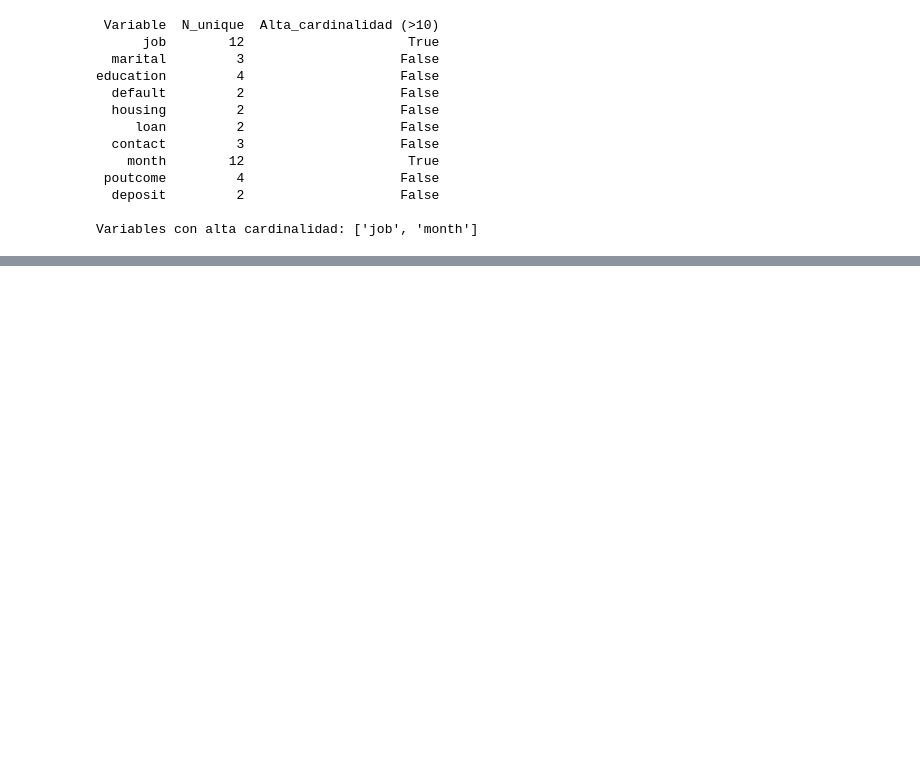
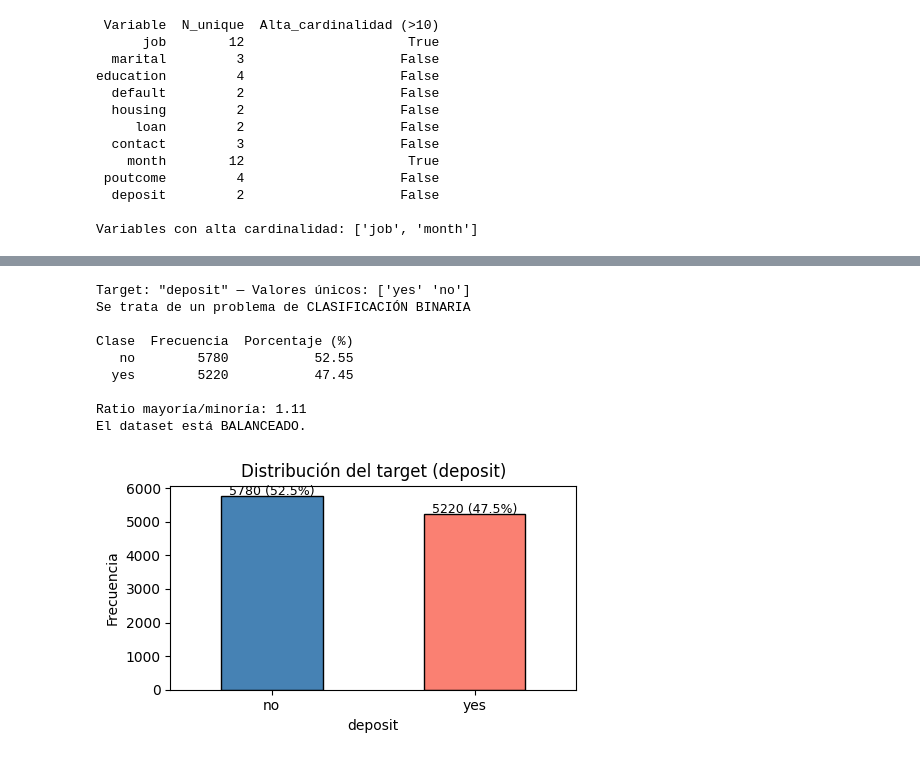
Before and after one commit to 100522320/g81_P1_03_Aprendizaje_Automatico, a Jupyter notebook: notebook_pruebas.ipynb, the cells around one changed output, grey strips where cells are left out. Cells and saved outputs as stored; diff of their text form; code cells hidden in the pictures; blank space fills up the shorter version.

```diff
--- a/notebook_pruebas.ipynb
+++ b/notebook_pruebas.ipynb
@@ -174,0 +263,43 @@ Variables con alta cardinalidad: ['job', 'month']
+# %%
+print(f'Target: "{target}" — Valores únicos: {df_datos[target].unique()}')
+print('Se trata de un problema de CLASIFICACIÓN BINARIA\n')
+
+target_frecuencia = df_datos[target].value_counts()
+target_porcentaje = df_datos[target].value_counts(normalize=True) * 100
+
+balance_df = pd.DataFrame({
+    'Clase': target_frecuencia.index,
+    'Frecuencia': target_frecuencia.values,
+    'Porcentaje (%)': target_porcentaje.values.round(2)
+})
+print(balance_df.to_string(index=False))
+
+ratio = target_frecuencia.max() / target_frecuencia.min()
+print(f'\nRatio mayoría/minoría: {ratio:.2f}')
+if ratio > 1.5:
+    print('El dataset está DESBALANCEADO.')
+else:
+    print('El dataset está BALANCEADO.')
+
+# Plot
+fig, ax = plt.subplots(figsize=(5, 3))
+target_frecuencia.plot(kind='bar', ax=ax, color=['steelblue', 'salmon'], edgecolor='black')
+ax.set_title('Distribución del target (deposit)')
+ax.set_xlabel('deposit')
+ax.set_ylabel('Frecuencia')
+ax.set_xticklabels(target_frecuencia.index, rotation=0)
+for i, v in enumerate(target_frecuencia.values):
+    ax.text(i, v + 30, f'{v} ({target_porcentaje.values[i]:.1f}%)', ha='center', fontsize=9)
+plt.tight_layout()
+plt.show()
+# %% [output]
+Target: "deposit" — Valores únicos: ['yes' 'no']
+Se trata de un problema de CLASIFICACIÓN BINARIA
+
+Clase  Frecuencia  Porcentaje (%)
+   no        5780           52.55
+  yes        5220           47.45
+
+Ratio mayoría/minoría: 1.11
+El dataset está BALANCEADO.
+[figure, added]
```
Also changed, not shown: parts of 24 cells of this notebook.
